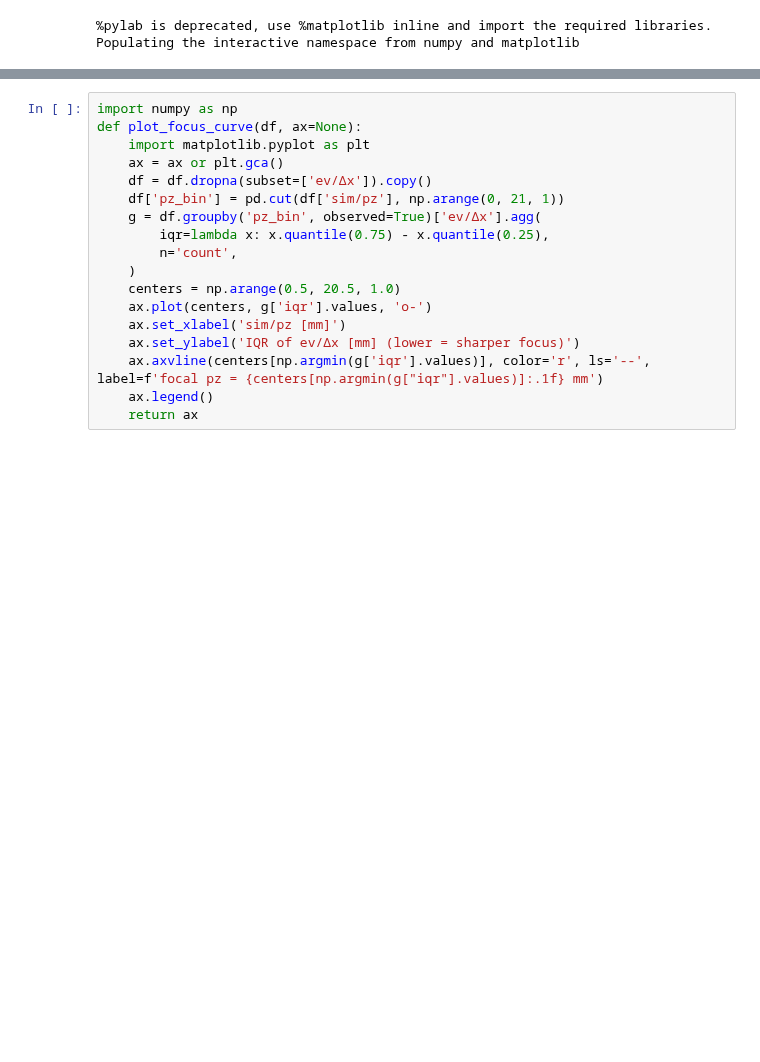
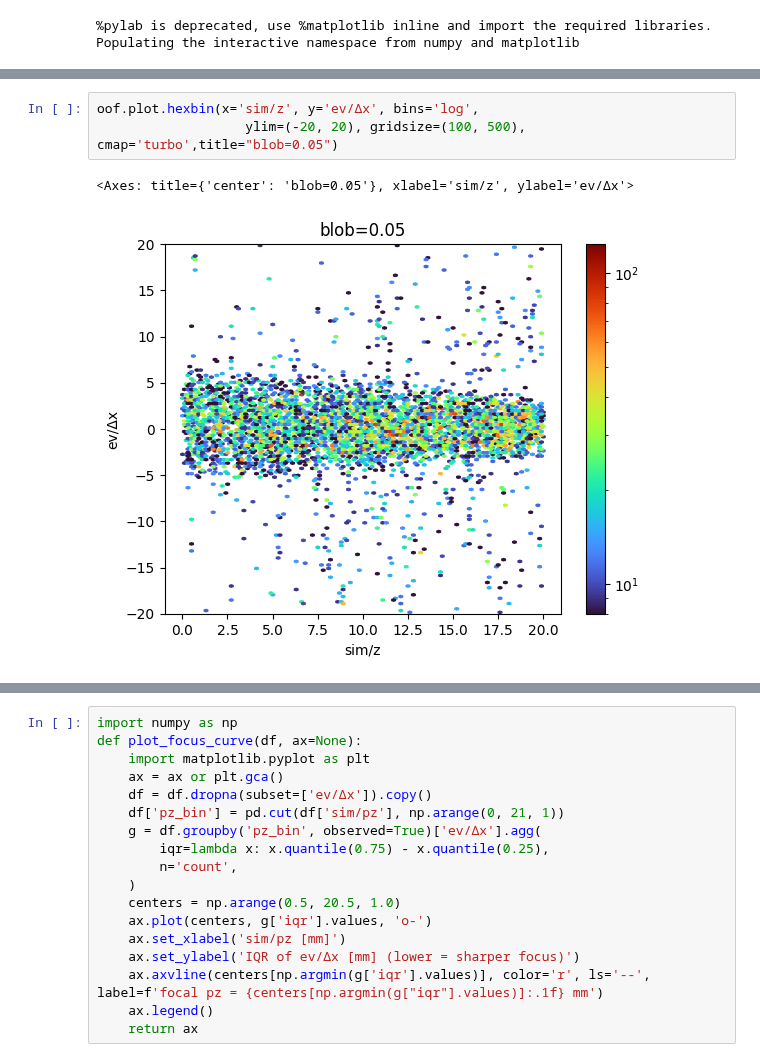
Before and after one commit to TsvikiHirsh/G4LumaCam, a Jupyter notebook: notebooks/read_merge_results.ipynb, the cells around one changed output, grey strips where cells are left out. Drawn from its saved outputs; the diff is of its cells as text; blank space fills up the shorter version.

```diff
--- a/notebooks/read_merge_results.ipynb
+++ b/notebooks/read_merge_results.ipynb
@@ -41,0 +55,6 @@ No valid simulation data files found, initializing empty DataFrame.
+# %%
+oof.plot.hexbin(x='sim/z', y='ev/Δx', bins='log',
+                   ylim=(-20, 20), gridsize=(100, 500), cmap='turbo',title="blob=0.05")
+# %% [output]
+<Axes: title={'center': 'blob=0.05'}, xlabel='sim/z', ylabel='ev/Δx'>
+[figure, added]
```
Also changed, not shown: parts of 22 cells of this notebook, 1 other file.
